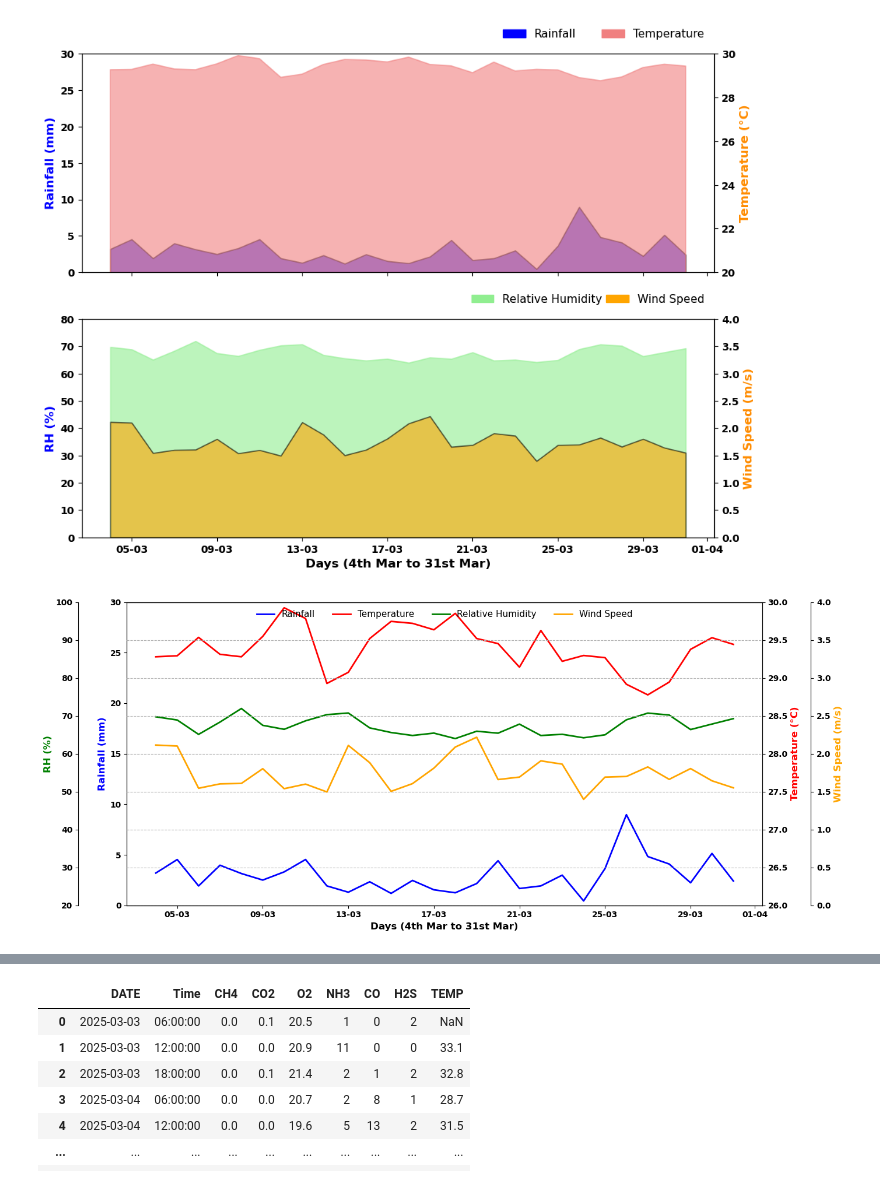
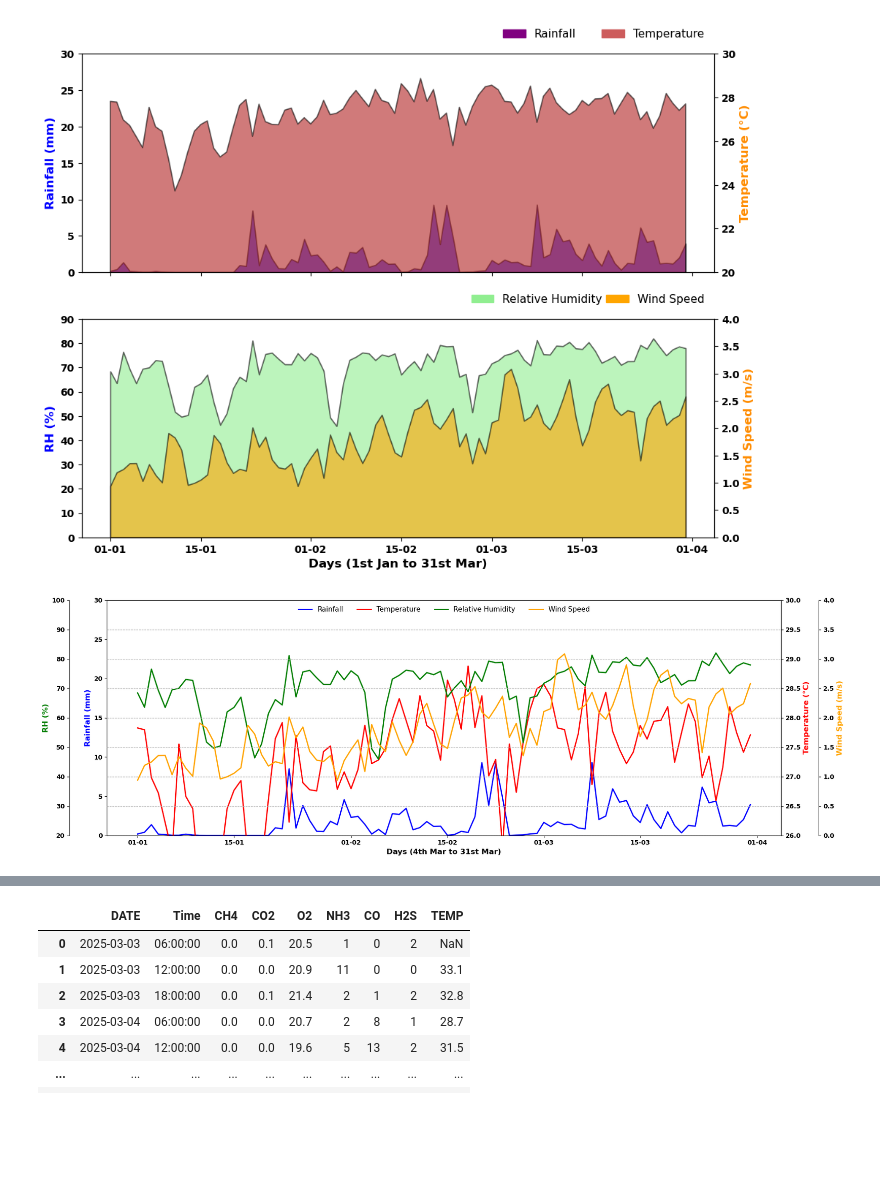
Before and after one commit to damponsah20/CLIMATE-DATA-ANALYSIS, a Jupyter notebook: DOC_Asilevi.ipynb, the cells around one changed output, grey strips where cells are left out. Cells and saved outputs as stored; diff of their text form; code cells hidden in the pictures; blank space fills up the shorter version.

```diff
--- a/DOC_Asilevi.ipynb
+++ b/DOC_Asilevi.ipynb
@@ -341,10 +345,11 @@ import matplotlib.dates as mdates
 import matplotlib.patches as mpatches
 
 # Load datasets
-temp = xr.open_dataset('temp_data.nc')
-RH = xr.open_dataset('RH_data.nc')
-WS = xr.open_dataset('wind_speed_data.nc')
-precip = xr.open_dataset('Precip_data.nc')
+temp = xr.open_dataset('temp_new.nc')
+precip = xr.open_dataset('Precip_new.nc')
+RH = xr.open_dataset('RH_new.nc')
+WS = xr.open_dataset('wind_speed_new.nc')
+
 
 # Coordinates for KNUST Pond
 lat_pt = 6.6657
@@ -366,8 +371,8 @@ ax2 = ax1.twinx()
 ax1.fill_between(precip_series['time'], precip_series, color='blue', alpha=0.6,
                  edgecolor='black', linewidth=1.2)
 
-ax2.fill_between(temp_series['time'], temp_series, color='lightcoral', alpha=0.6,
-                  linewidth=1.2)
+ax2.fill_between(temp_series['time'], temp_series, color='firebrick', alpha=0.6,
+                 edgecolor='black', linewidth=1.2)
 
 ax1.set_ylabel('Rainfall (mm)', color='blue', fontweight='bold', fontsize=12)
 ax2.set_ylabel('Temperature (°C)', color='darkorange', fontweight='bold', fontsize=12)
@@ -376,8 +381,8 @@ ax1.set_ylim(0, 30)
 ax2.set_ylim(20, 30)
 
 # Legends above for Panel A
-rain_patch = mpatches.Patch(color='blue', label='Rainfall')
-temp_patch = mpatches.Patch(color='lightcoral', label='Temperature')
+rain_patch = mpatches.Patch(color='purple', label='Rainfall')
+temp_patch = mpatches.Patch(color='indianred', label='Temperature')
 
 ax1.legend(handles=[rain_patch], loc='lower left', bbox_to_anchor=(0.65, 1.02), fontsize=11, frameon=False)
 ax2.legend(handles=[temp_patch], loc='lower right', bbox_to_anchor=(1, 1.02), fontsize=11, frameon=False)
@@ -387,7 +392,7 @@ ax3 = axs[1]
 ax4 = ax3.twinx()
 
 ax3.fill_between(rh_series['time'], rh_series, color='lightgreen', alpha=0.6,
-                 linewidth=1.2)
+                 edgecolor='black',linewidth=1.2)
 
 ax4.fill_between(ws_series['time'], ws_series, color='orange', alpha=0.6,
                  edgecolor='black', linewidth=1.2)
@@ -395,7 +400,7 @@ ax4.fill_between(ws_series['time'], ws_series, color='orange', alpha=0.6,
 ax3.set_ylabel('RH (%)', color='blue', fontweight='bold', fontsize=12)
 ax4.set_ylabel('Wind Speed (m/s)', color='darkorange', fontweight='bold', fontsize=12)
 
-ax3.set_ylim(0, 80)
+ax3.set_ylim(0, 90)
 ax4.set_ylim(0, 4)
 
 # Legends above for Panel B
@@ -406,7 +411,7 @@ ax3.legend(handles=[rh_patch], loc='lower left', bbox_to_anchor=(0.60, 1.02), fo
 ax4.legend(handles=[ws_patch], loc='lower right', bbox_to_anchor=(1, 1.02), fontsize=11, frameon=False)
 
 # X-axis formatting
-axs[1].set_xlabel('Days (4th Mar to 31st Mar)', fontweight='bold', fontsize=12)
+axs[1].set_xlabel('Days (1st Jan to 31st Mar)', fontweight='bold', fontsize=12)
 axs[1].xaxis.set_major_formatter(mdates.DateFormatter('%d-%m'))
 axs[1].tick_params(axis='x')
 
@@ -420,7 +425,7 @@ plt.tight_layout(rect=[0, 0, 1, 0.97])  # space for top legends
 fig.savefig('panel.png', bbox_inches='tight', dpi=500)
 plt.show()
 # %% [output]
-[figure, old version]
+[figure, new version]
 # %%
 import xarray as xr
 import matplotlib.pyplot as plt
@@ -428,10 +433,11 @@ import matplotlib.dates as mdates
 import matplotlib.patches as mpatches
 
 # Load datasets
-temp = xr.open_dataset('temp_data.nc')
-RH = xr.open_dataset('RH_data.nc')
-WS = xr.open_dataset('wind_speed_data.nc')
-precip = xr.open_dataset('Precip_data.nc')
+temp = xr.open_dataset('temp_new.nc')
+precip = xr.open_dataset('Precip_new.nc')
+RH = xr.open_dataset('RH_new.nc')
+WS = xr.open_dataset('wind_speed_new.nc')
+
 
 # Coordinates for KNUST Pond
 lat_pt = 6.6657
@@ -444,7 +450,7 @@ ws_series = WS['WS2M'].interp(lat=lat_pt, lon=lon_pt)
 precip_series = precip['PRECTOTCORR'].interp(lat=lat_pt, lon=lon_pt)
 
 # Create figure and base axis
-fig, ax1 = plt.subplots(figsize=(14, 6))
+fig, ax1 = plt.subplots(figsize=(18, 6))
 
 # Create other y-axes
 ax2 = ax1.twinx()  # Temperature
@@ -476,34 +482,34 @@ ax1.set_ylabel('Rainfall (mm)', color='blue', fontsize=12, fontweight='bold')
 ax2.set_ylabel('Temperature (°C)', color='red', fontsize=12, fontweight='bold')
 ax3.set_ylabel('RH (%)', color='green', fontsize=12, fontweight='bold')
 ax4.set_ylabel('Wind Speed (m/s)', color='orange', fontsize=12, fontweight='bold')
 
 # Set y-axis limits (optional, tweak based on your data)
 ax1.set_ylim(0, 30)
 ax2.set_ylim(26, 30)
 ax3.set_ylim(20, 100)
 ax4.set_ylim(0, 4)
 
 # X-axis formatting
 ax1.set_xlabel('Days (4th Mar to 31st Mar)', fontsize=12, fontweight='bold')
 ax1.xaxis.set_major_formatter(mdates.DateFormatter('%d-%m'))
 
 # Bold tick labels
 for ax in [ax1, ax2, ax3, ax4]:
     for label in ax.get_yticklabels() + ax.get_xticklabels():
         label.set_fontweight('bold')
         label.set_fontsize(10)
 
 # Create a unified legend
 lines = [ln1, ln2, ln3, ln4]
 labels = [l.get_label() for l in lines]
 plt.legend(lines, labels, loc='upper center', ncol=4, frameon=False, fontsize=11)
 plt.grid(True, axis='both', linestyle='--')
 
 plt.tight_layout()
 fig.savefig("quad_axis_plot_three.png", dpi=500, bbox_inches='tight')
 plt.show()
 # %% [output]
-[figure, old version]
+[figure, new version]
 # %%
 import xarray as xr
 import matplotlib.pyplot as plt
```
Also changed, not shown: parts of 7 cells of this notebook.
